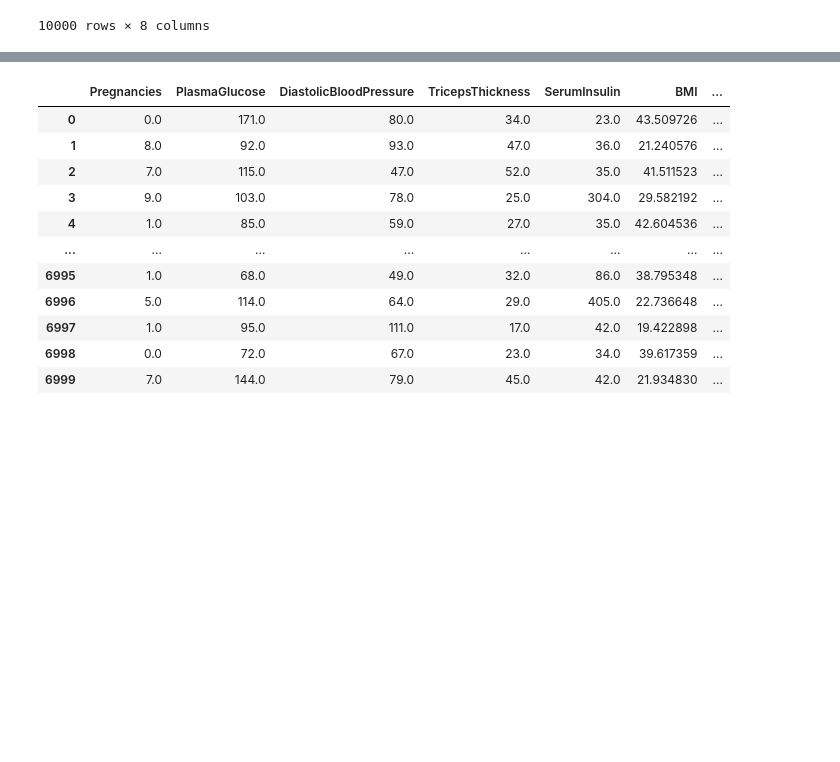
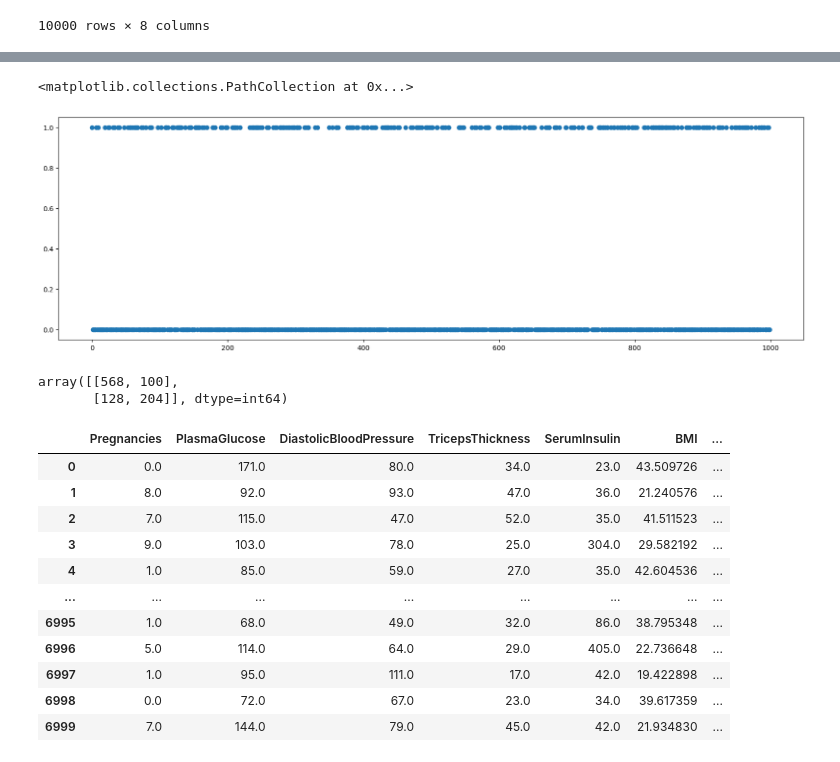
Before and after one commit to zafchiel/datas-notebooks, a Jupyter notebook: diabetes/analysis.ipynb, the cells around one changed output, grey strips where cells are left out. Drawn from its saved outputs; the diff is of its cells as text; code cells hidden in the pictures; blank space fills up the shorter version.

```diff
--- a/diabetes/analysis.ipynb
+++ b/diabetes/analysis.ipynb
@@ -55,0 +65,3 @@ x_data
+# %%
+clf = linear_model.LogisticRegression()
+clf.fit(X_train, y_train)
@@ -56,3 +87,15 @@ x_data
+# %%
+res = clf.predict(X_test)
+plt.figure(figsize=(20, 6))
+plt.scatter(range(len(res)), res)
+# %% [output]
+<matplotlib.collections.PathCollection at 0x...>
+[figure, added]
+# %%
+confusion_matrix(y_test, res)
+# %% [output]
+array([[568, 100],
+       [128, 204]], dtype=int64)
 # %%
 # Split data into training and testing sets
 training_data = x_data[: int(len(x_data) * 0.7)]
```
Also changed, not shown: parts of 6 cells of this notebook.
